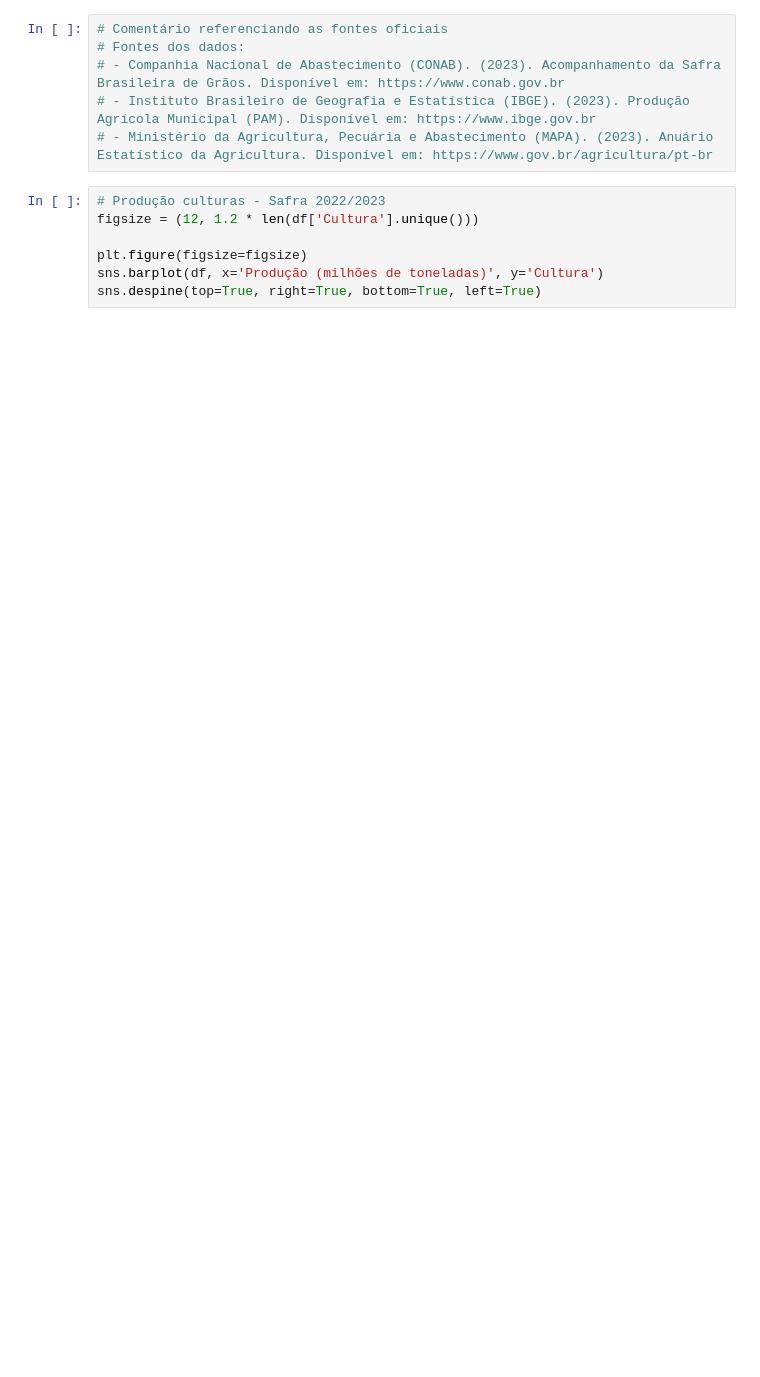
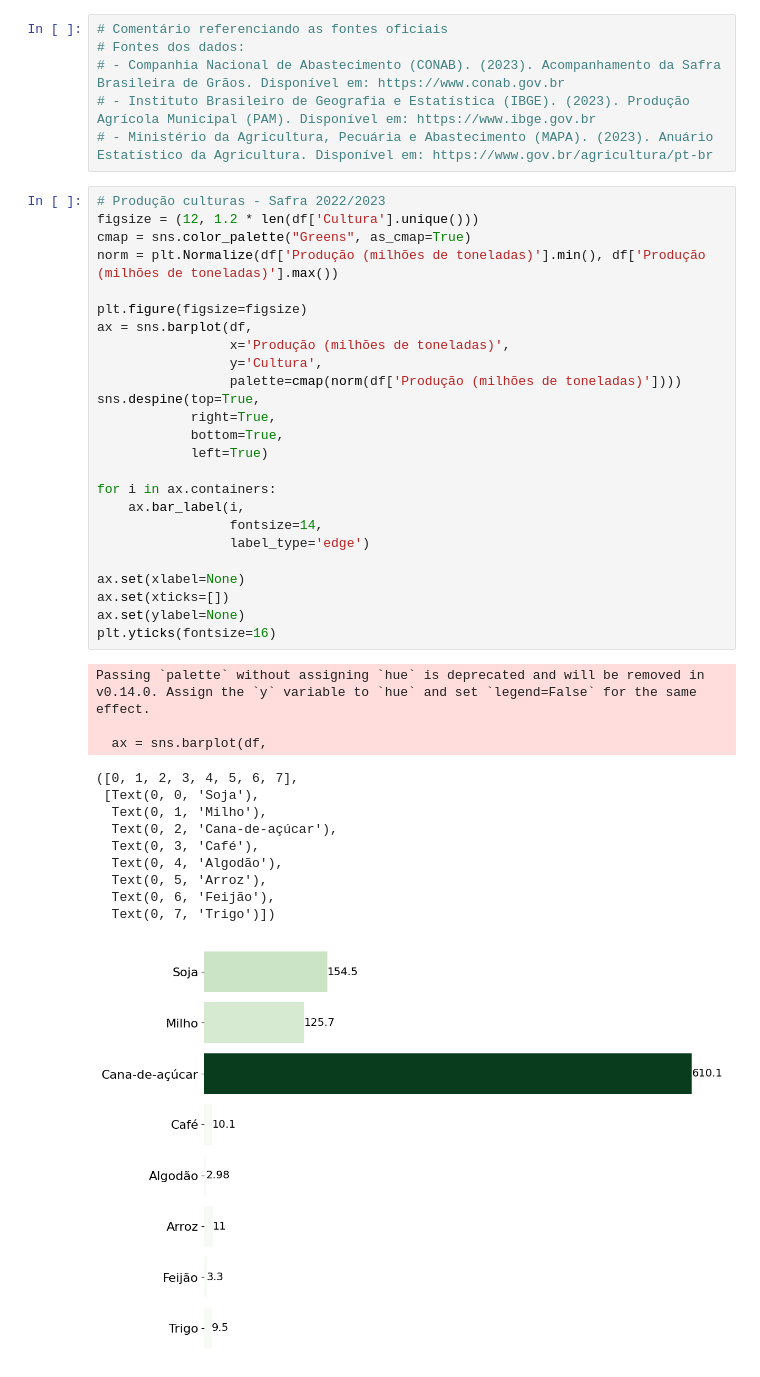
Before and after one commit to fernandovieira1/Analise-Dados-Cana, a Jupyter notebook: Safra_2022_2023.ipynb, the cells around one changed output. Cells and saved outputs as stored; diff of their text form; blank space fills up the shorter version.

```diff
--- a/Safra_2022_2023.ipynb
+++ b/Safra_2022_2023.ipynb
@@ -44,7 +31,39 @@ df
 # %%
 # Produção culturas - Safra 2022/2023
 figsize = (12, 1.2 * len(df['Cultura'].unique()))
+cmap = sns.color_palette("Greens", as_cmap=True)
+norm = plt.Normalize(df['Produção (milhões de toneladas)'].min(), df['Produção (milhões de toneladas)'].max())
 
 plt.figure(figsize=figsize)
-sns.barplot(df, x='Produção (milhões de toneladas)', y='Cultura')
-sns.despine(top=True, right=True, bottom=True, left=True)
+ax = sns.barplot(df,
+                 x='Produção (milhões de toneladas)',
+                 y='Cultura',
+                 palette=cmap(norm(df['Produção (milhões de toneladas)'])))
+sns.despine(top=True,
+            right=True,
+            bottom=True,
+            left=True)
+
+for i in ax.containers:
+    ax.bar_label(i,
+                 fontsize=14,
+                 label_type='edge')
+
+ax.set(xlabel=None)
+ax.set(xticks=[])
+ax.set(ylabel=None)
+plt.yticks(fontsize=16)
+# %% [output]
+Passing `palette` without assigning `hue` is deprecated and will be removed in v0.14.0. Assign the `y` variable to `hue` and set `legend=False` for the same effect.
+
+  ax = sns.barplot(df,
+([0, 1, 2, 3, 4, 5, 6, 7],
+ [Text(0, 0, 'Soja'),
+  Text(0, 1, 'Milho'),
+  Text(0, 2, 'Cana-de-açúcar'),
+  Text(0, 3, 'Café'),
+  Text(0, 4, 'Algodão'),
+  Text(0, 5, 'Arroz'),
+  Text(0, 6, 'Feijão'),
+  Text(0, 7, 'Trigo')])
+[figure, added]
```
Also changed, not shown: parts of 3 cells of this notebook.
